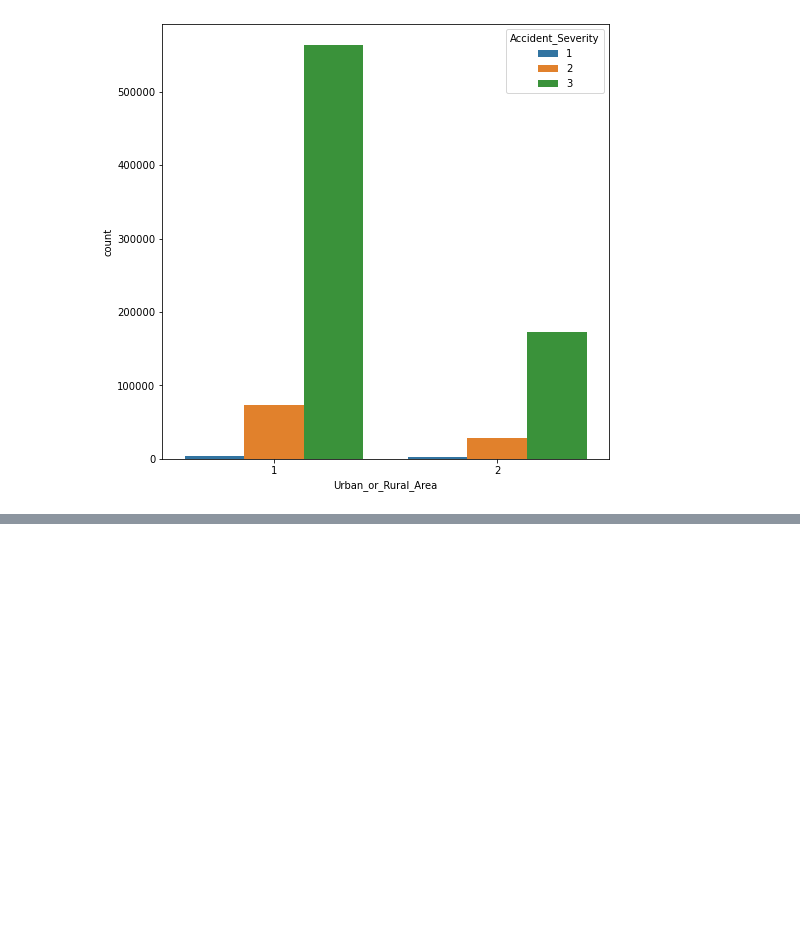
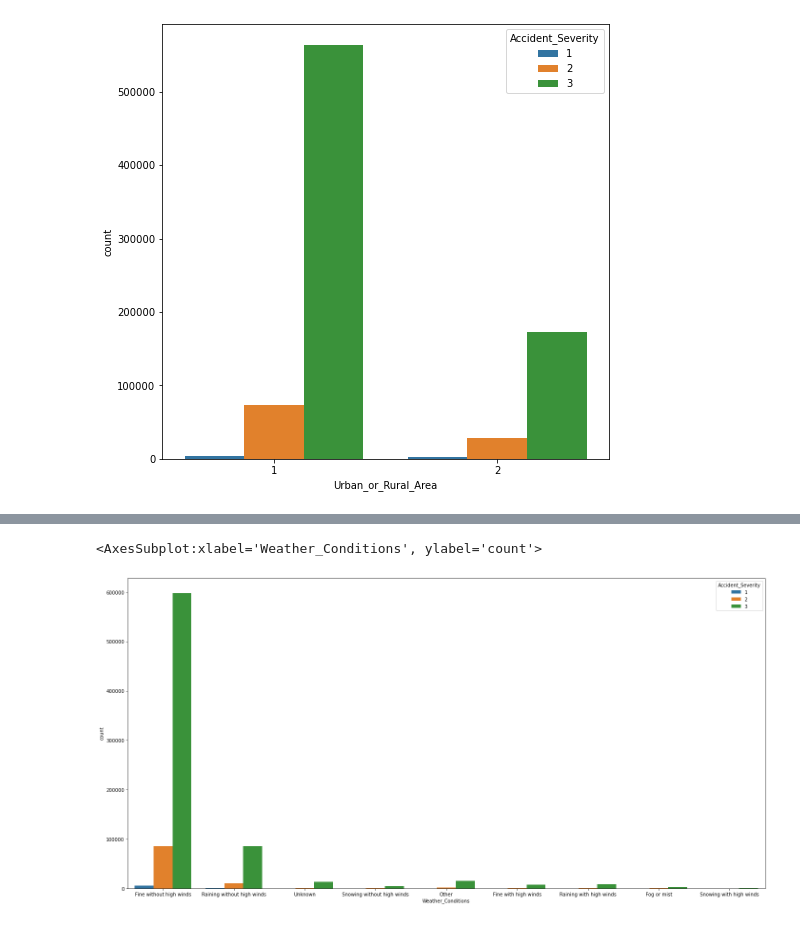
Before and after one commit to rentale/1.6-Million-UK-Accidents-Data-Analysis, a Jupyter notebook: UK Traffic Accidents.ipynb, the cells around one changed output, grey strips where cells are left out. Cells and saved outputs as stored; diff of their text form; code cells hidden in the pictures; blank space fills up the shorter version.

```diff
--- a/UK Traffic Accidents.ipynb
+++ b/UK Traffic Accidents.ipynb
@@ -296,0 +324,6 @@ plt.show()
+# %%
+plt.figure(figsize=(24,12))
+sns.countplot(data=dataframe, x="Weather_Conditions", hue="Accident_Severity")
+# %% [output]
+<AxesSubplot:xlabel='Weather_Conditions', ylabel='count'>
+[figure, added]
```
Also changed, not shown: parts of 8 cells of this notebook.
